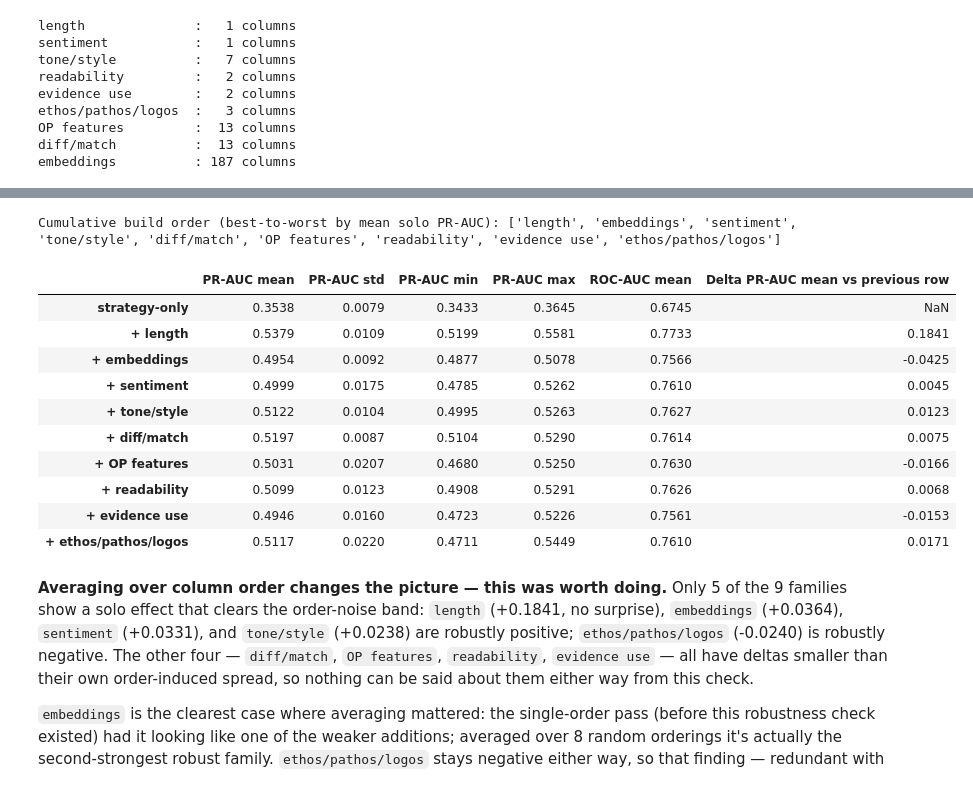
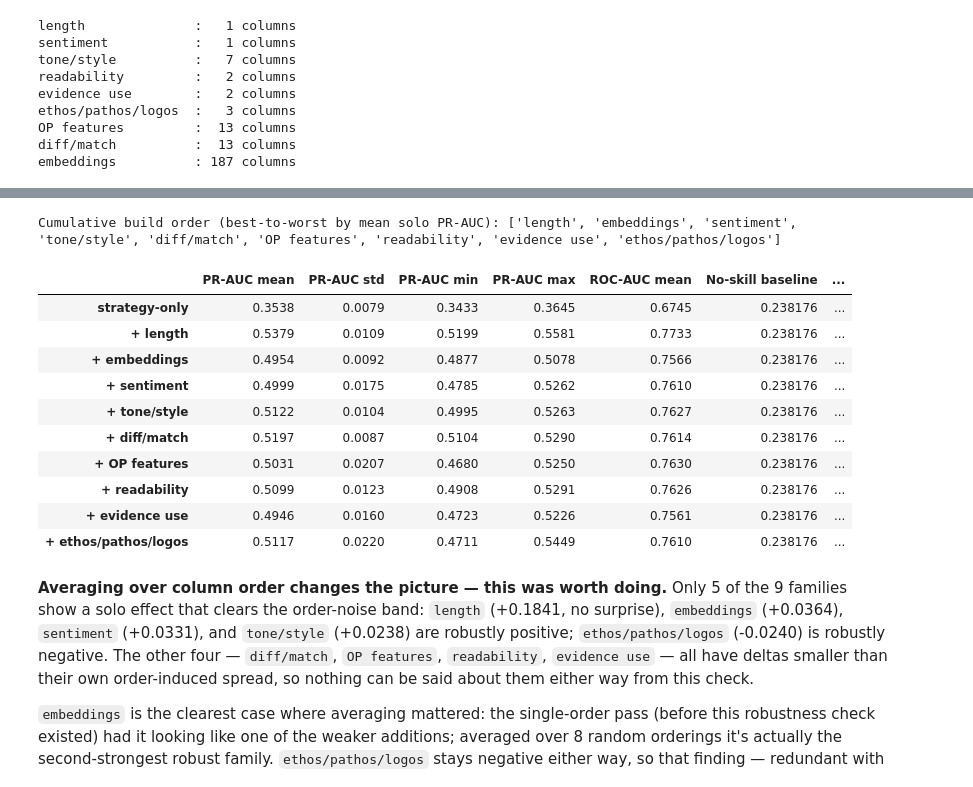
Before and after one commit to jct-nlp/change-my-view-2025, a Jupyter notebook: this work/06_strategy_ablation.ipynb, the cells around one changed output, grey strips where cells are left out. Saved outputs shown, nothing was run; the diff lists cells and outputs as text; code cells hidden in the pictures.

```diff
--- a/this work/06_strategy_ablation.ipynb
+++ b/this work/06_strategy_ablation.ipynb
@@ -289,6 +310,7 @@ for family, cols in OLD_FEATURE_FAMILIES.items():
     solo_family_results[f'+ {family}'] = evaluate_stage_order_robust(STRATEGY_COLS + cols)
 
 solo_family_df = pd.DataFrame(solo_family_results).T
+solo_family_df['No-skill baseline'] = y_test.mean()
 solo_family_df['Delta PR-AUC vs strategy-only'] = (solo_family_df['PR-AUC mean'] - strategy_alone_robust['PR-AUC mean']).round(4)
 # 'Robust' = the delta exceeds the combined one-sigma noise band of the two means being compared -
 # a lightweight check, not a formal significance test, but enough to flag deltas that are order-noise-sized.
@@ -313,33 +335,34 @@ strategy-only (base), 8 random orderings: PR-AUC 0.3538 ± 0.0079 [0.3433, 0.364
 # %%
 # Cumulative build order = solo-lift ranking (best first, by mean PR-AUC), read directly off
 # solo_family_df above - same convention as 04.2 §8.8. Each step's SET of columns is fixed by
 # this order (which family joins when), but its PR-AUC is itself an order-robust mean across
 # 8 random internal orderings of that set - not a single-order point estimate.
 family_order_by_solo = [name[2:] for name in solo_family_df.index if name.startswith('+ ')]
 print('Cumulative build order (best-to-worst by mean solo PR-AUC):', family_order_by_solo)
 
 cumulative_family_results = {'strategy-only': strategy_alone_robust}
 cumulative_cols = list(STRATEGY_COLS)
 for family in family_order_by_solo:
     cumulative_cols = cumulative_cols + OLD_FEATURE_FAMILIES[family]
     cumulative_family_results[f'+ {family}'] = evaluate_stage_order_robust(cumulative_cols)
 
 cumulative_family_df = pd.DataFrame(cumulative_family_results).T
+cumulative_family_df['No-skill baseline'] = y_test.mean()
 cumulative_family_df['Delta PR-AUC mean vs previous row'] = cumulative_family_df['PR-AUC mean'].diff().round(4)
 cumulative_family_df
 # %% [output]
 Cumulative build order (best-to-worst by mean solo PR-AUC): ['length', 'embeddings', 'sentiment', 'tone/style', 'diff/match', 'OP features', 'readability', 'evidence use', 'ethos/pathos/logos']
-|  | PR-AUC mean | PR-AUC std | PR-AUC min | PR-AUC max | ROC-AUC mean | Delta PR-AUC mean vs previous row |
-| strategy-only | 0.3538 | 0.0079 | 0.3433 | 0.3645 | 0.6745 | NaN |
-| + length | 0.5379 | 0.0109 | 0.5199 | 0.5581 | 0.7733 | 0.1841 |
-| + embeddings | 0.4954 | 0.0092 | 0.4877 | 0.5078 | 0.7566 | -0.0425 |
-| + sentiment | 0.4999 | 0.0175 | 0.4785 | 0.5262 | 0.7610 | 0.0045 |
-| + tone/style | 0.5122 | 0.0104 | 0.4995 | 0.5263 | 0.7627 | 0.0123 |
-| + diff/match | 0.5197 | 0.0087 | 0.5104 | 0.5290 | 0.7614 | 0.0075 |
-| + OP features | 0.5031 | 0.0207 | 0.4680 | 0.5250 | 0.7630 | -0.0166 |
-| + readability | 0.5099 | 0.0123 | 0.4908 | 0.5291 | 0.7626 | 0.0068 |
-| + evidence use | 0.4946 | 0.0160 | 0.4723 | 0.5226 | 0.7561 | -0.0153 |
-| + ethos/pathos/logos | 0.5117 | 0.0220 | 0.4711 | 0.5449 | 0.7610 | 0.0171 |
+|  | PR-AUC mean | PR-AUC std | PR-AUC min | PR-AUC max | ROC-AUC mean | No-skill baseline | ... |
+| strategy-only | 0.3538 | 0.0079 | 0.3433 | 0.3645 | 0.6745 | 0.238176 | ... |
+| + length | 0.5379 | 0.0109 | 0.5199 | 0.5581 | 0.7733 | 0.238176 | ... |
+| + embeddings | 0.4954 | 0.0092 | 0.4877 | 0.5078 | 0.7566 | 0.238176 | ... |
+| + sentiment | 0.4999 | 0.0175 | 0.4785 | 0.5262 | 0.7610 | 0.238176 | ... |
+| + tone/style | 0.5122 | 0.0104 | 0.4995 | 0.5263 | 0.7627 | 0.238176 | ... |
+| + diff/match | 0.5197 | 0.0087 | 0.5104 | 0.5290 | 0.7614 | 0.238176 | ... |
+| + OP features | 0.5031 | 0.0207 | 0.4680 | 0.5250 | 0.7630 | 0.238176 | ... |
+| + readability | 0.5099 | 0.0123 | 0.4908 | 0.5291 | 0.7626 | 0.238176 | ... |
+| + evidence use | 0.4946 | 0.0160 | 0.4723 | 0.5226 | 0.7561 | 0.238176 | ... |
+| + ethos/pathos/logos | 0.5117 | 0.0220 | 0.4711 | 0.5449 | 0.7610 | 0.238176 | ... |
 # %% [markdown]
 **Averaging over column order changes the picture — this was worth doing.** Only 5 of the 9 families show a solo effect that clears the order-noise band: `length` (+0.1841, no surprise), `embeddings` (+0.0364), `sentiment` (+0.0331), and `tone/style` (+0.0238) are robustly positive; `ethos/pathos/logos` (-0.0240) is robustly negative. The other four — `diff/match`, `OP features`, `readability`, `evidence use` — all have deltas smaller than their own order-induced spread, so nothing can be said about them either way from this check.
 
```
Also changed, not shown: parts of 10 cells of this notebook, 1 other file.
